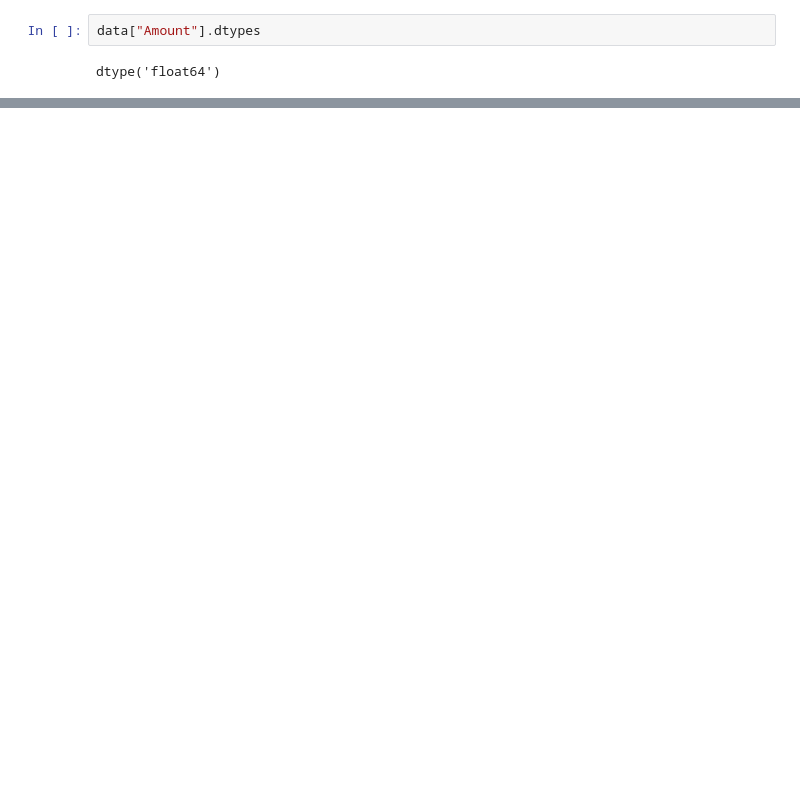
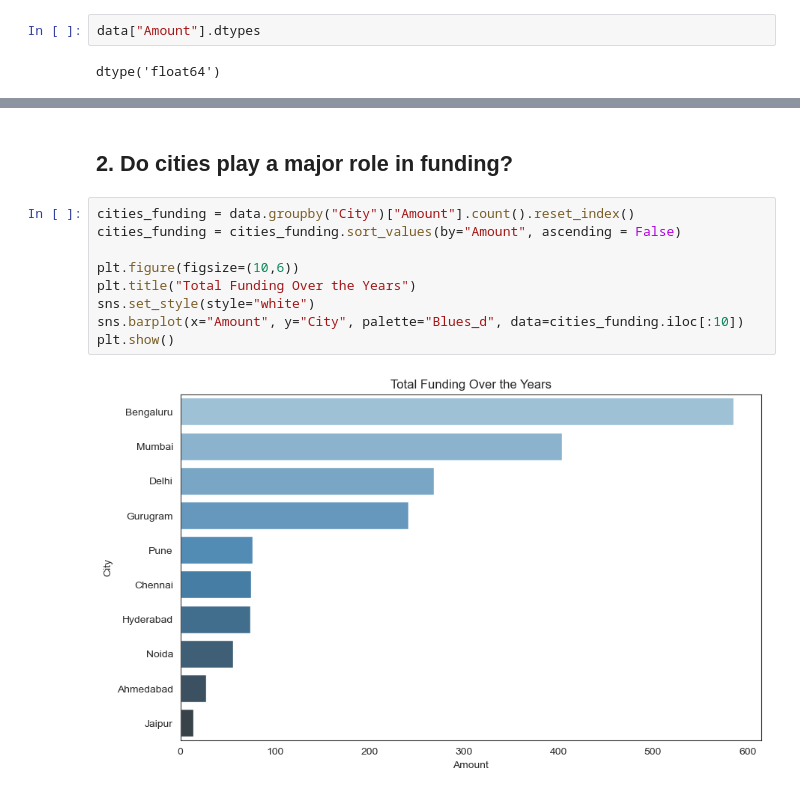
Before and after one commit to rkadey/Data-Analysis, a Jupyter notebook: Funding Analysis/StartUp Funding.ipynb, the cells around one changed output, grey strips where cells are left out. Drawn from its saved outputs; the diff is of its cells as text; blank space fills up the shorter version.

```diff
--- a/Funding Analysis/StartUp Funding.ipynb
+++ b/Funding Analysis/StartUp Funding.ipynb
@@ -235,0 +377,13 @@ dtype('float64')
+# %% [markdown]
+## 2. Do cities play a major role in funding?
+# %%
+cities_funding = data.groupby("City")["Amount"].count().reset_index()
+cities_funding = cities_funding.sort_values(by="Amount", ascending = False)
+
+plt.figure(figsize=(10,6))
+plt.title("Total Funding Over the Years")
+sns.set_style(style="white")
+sns.barplot(x="Amount", y="City", palette="Blues_d", data=cities_funding.iloc[:10])
+plt.show()
+# %% [output]
+[figure, added]
```
Also changed, not shown: parts of 34 cells of this notebook, 16 other files.
